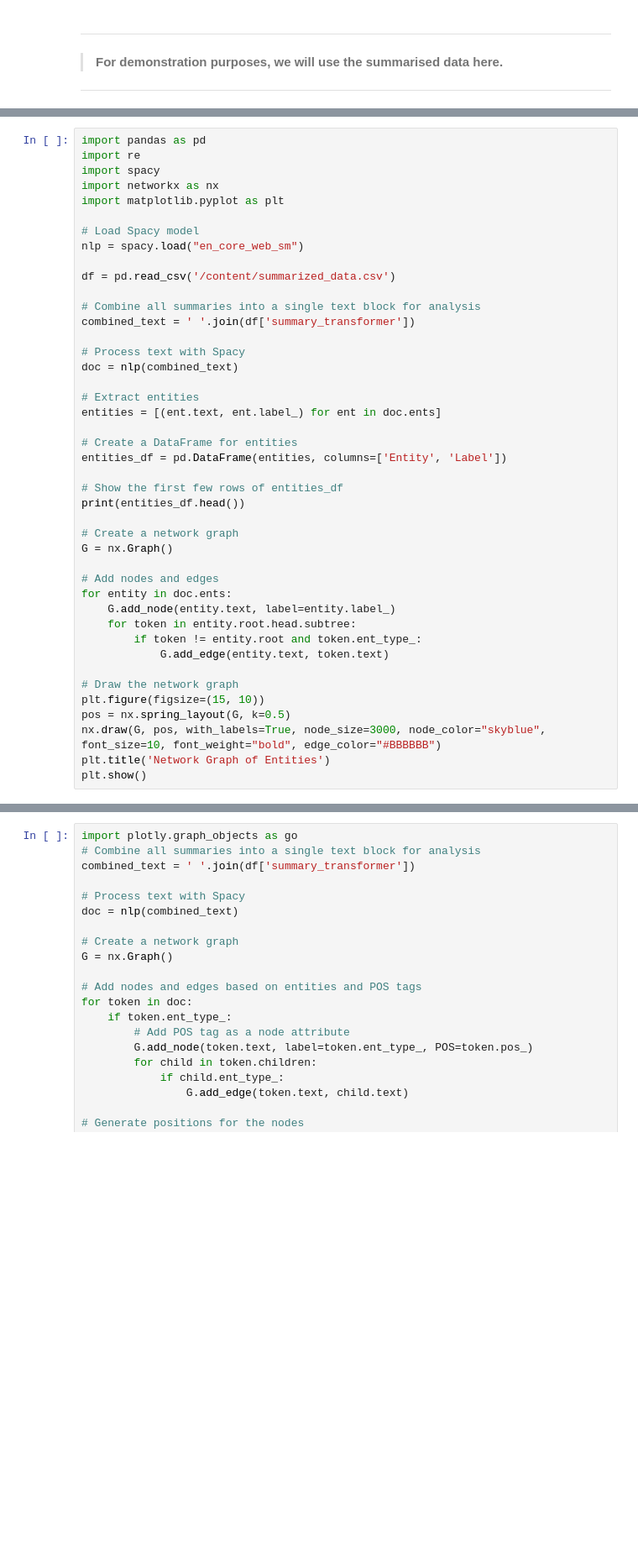
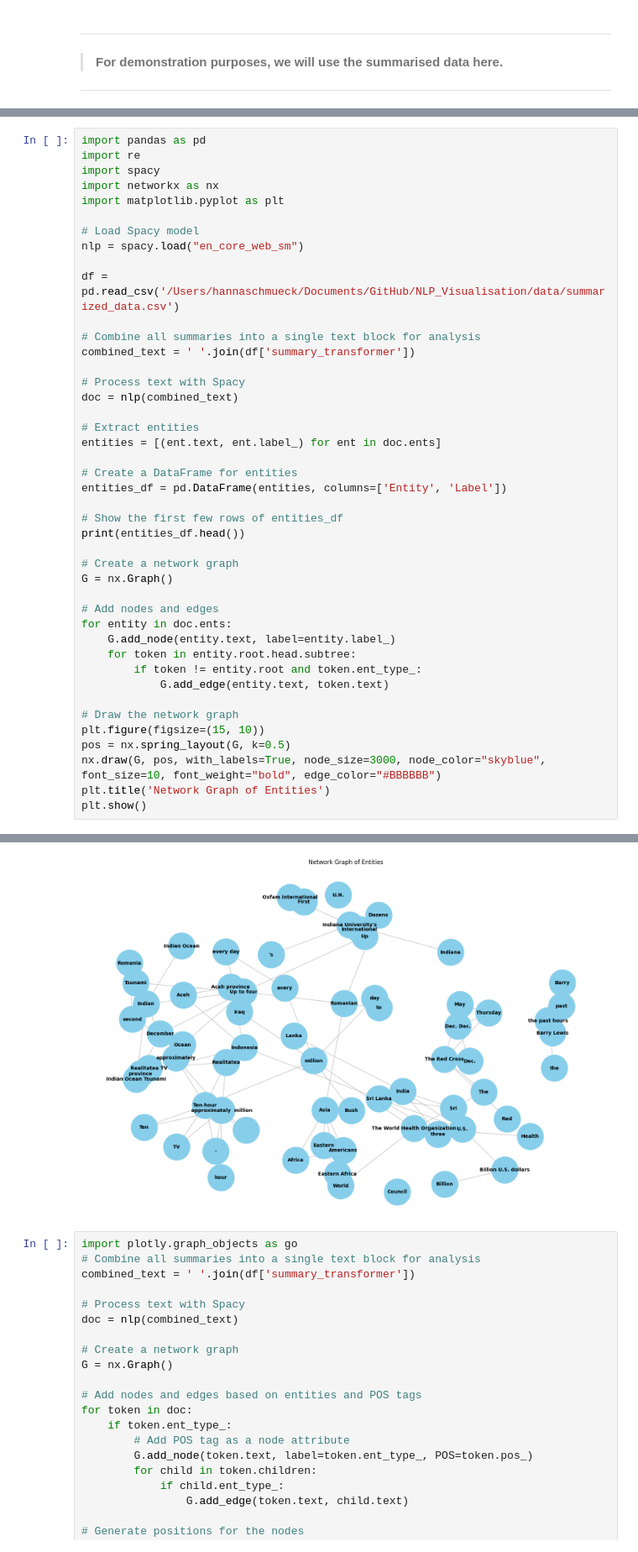
Before and after one commit to hannaschmueck/Session1_Visualisation_and_Summarisation, a Jupyter notebook: NoteBooks/2_BigData_Visualisation.ipynb, the cells around one changed output, grey strips where cells are left out. Shown at 84% size. Cells and saved outputs as stored; diff of their text form; blank space fills up the shorter version.

```diff
--- a/NoteBooks/2_BigData_Visualisation.ipynb
+++ b/NoteBooks/2_BigData_Visualisation.ipynb
@@ -564,7 +714,7 @@ import matplotlib.pyplot as plt
 # Load Spacy model
 nlp = spacy.load("en_core_web_sm")
 
-df = pd.read_csv('/content/summarized_data.csv')
+df = pd.read_csv('/Users/hannaschmueck/Documents/GitHub/NLP_Visualisation/data/summarized_data.csv')
 
 # Combine all summaries into a single text block for analysis
 combined_text = ' '.join(df['summary_transformer'])
@@ -597,3 +747,4 @@ pos = nx.spring_layout(G, k=0.5)
 nx.draw(G, pos, with_labels=True, node_size=3000, node_color="skyblue", font_size=10, font_weight="bold", edge_color="#BBBBBB")
 plt.title('Network Graph of Entities')
 plt.show()
+# %% [output]
@@ -600,3 +757,4 @@ plt.show()
+[figure, added]
 # %%
 import plotly.graph_objects as go
 # Combine all summaries into a single text block for analysis
```
Also changed, not shown: parts of 25 cells of this notebook, 19 other files.
